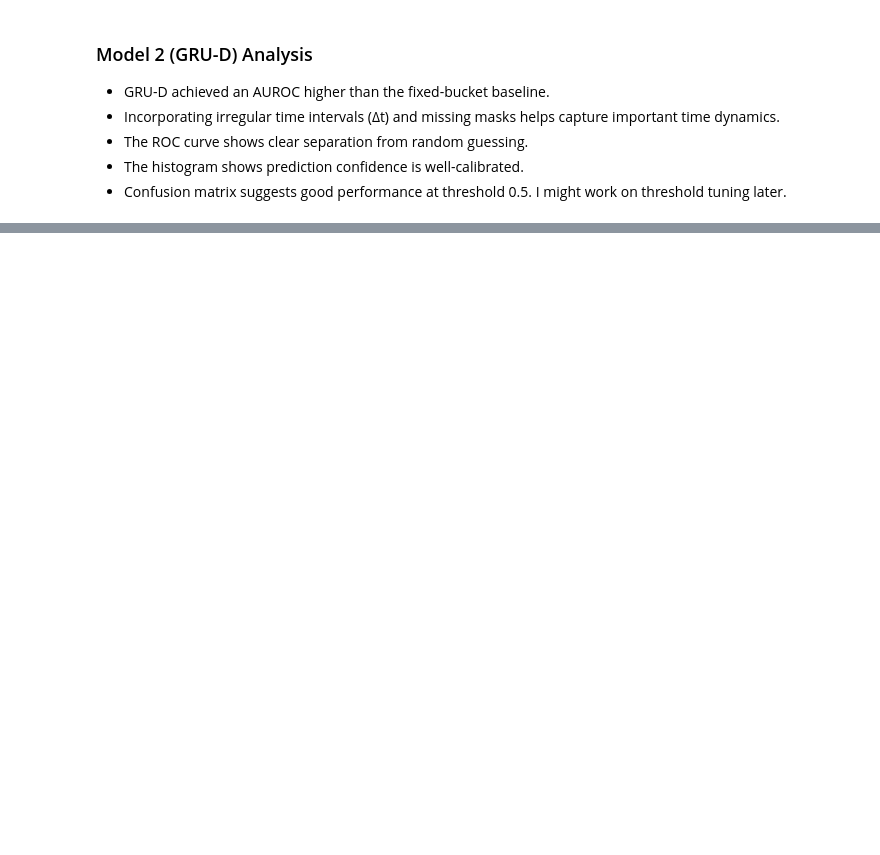
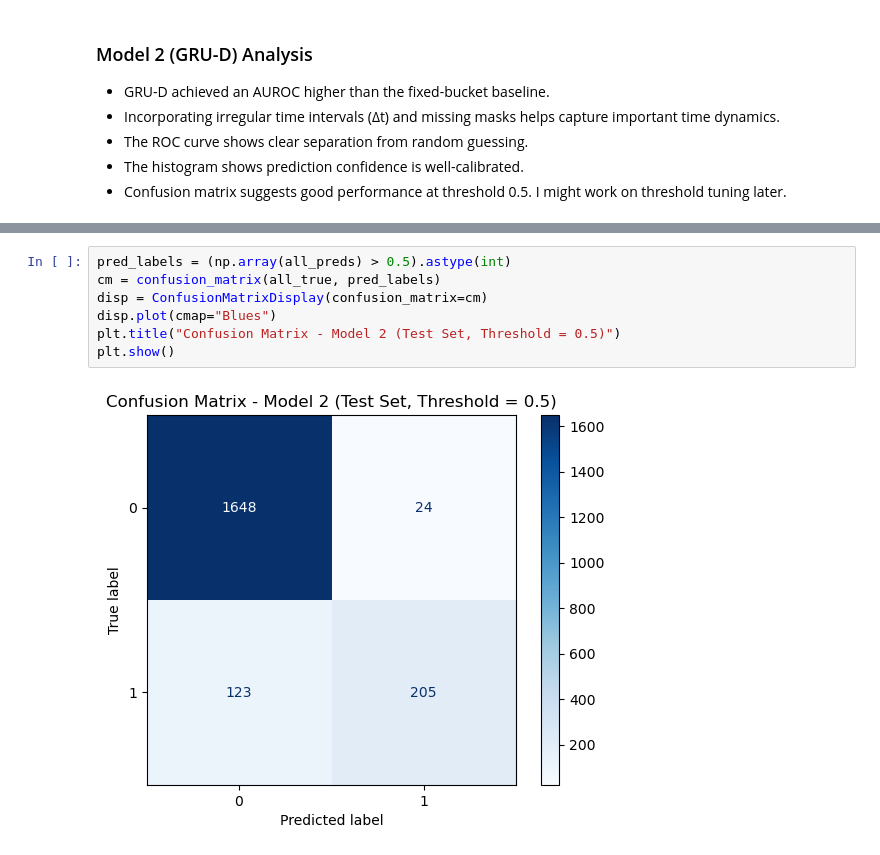
Before and after one commit to haojunzhuang/cs281a_final_proj, a Jupyter notebook: model2.ipynb, the cells around one changed output, grey strips where cells are left out. Cells and saved outputs as stored; diff of their text form; blank space fills up the shorter version.

```diff
--- a/model2.ipynb
+++ b/model2.ipynb
@@ -199,0 +376,9 @@ plt.show()
+# %%
+pred_labels = (np.array(all_preds) > 0.5).astype(int)
+cm = confusion_matrix(all_true, pred_labels)
+disp = ConfusionMatrixDisplay(confusion_matrix=cm)
+disp.plot(cmap="Blues")
+plt.title("Confusion Matrix - Model 2 (Test Set, Threshold = 0.5)")
+plt.show()
+# %% [output]
+[figure, added]
```
Also changed, not shown: parts of 20 cells of this notebook, 1 other file.
